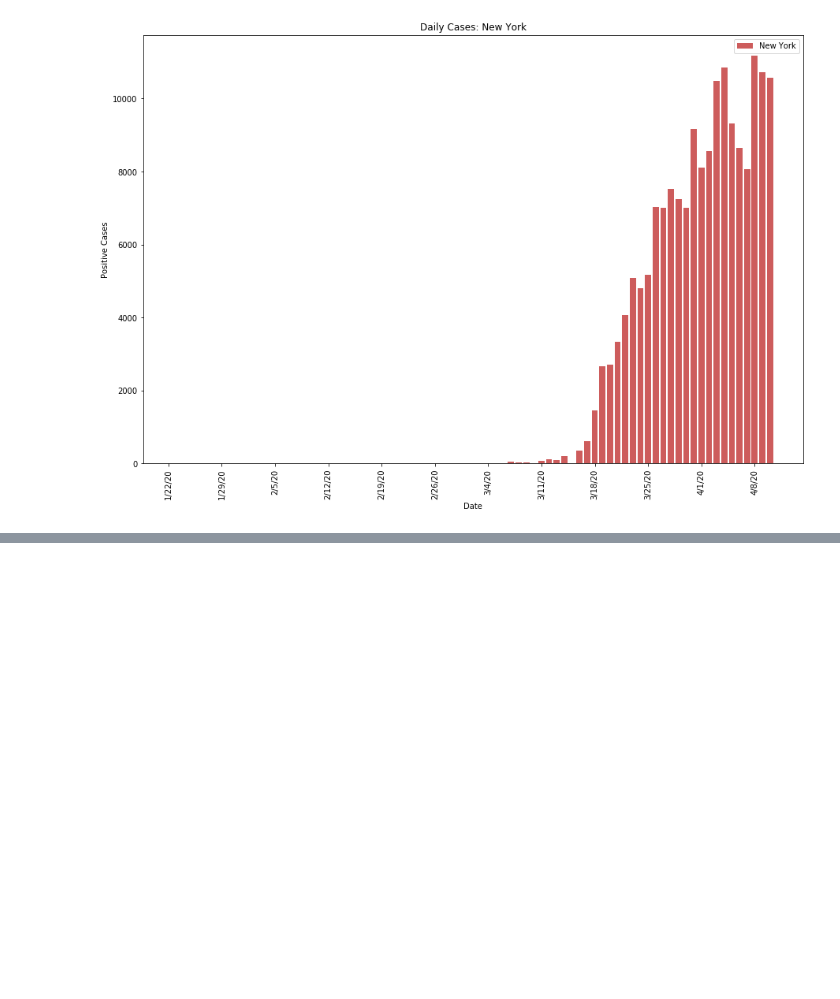
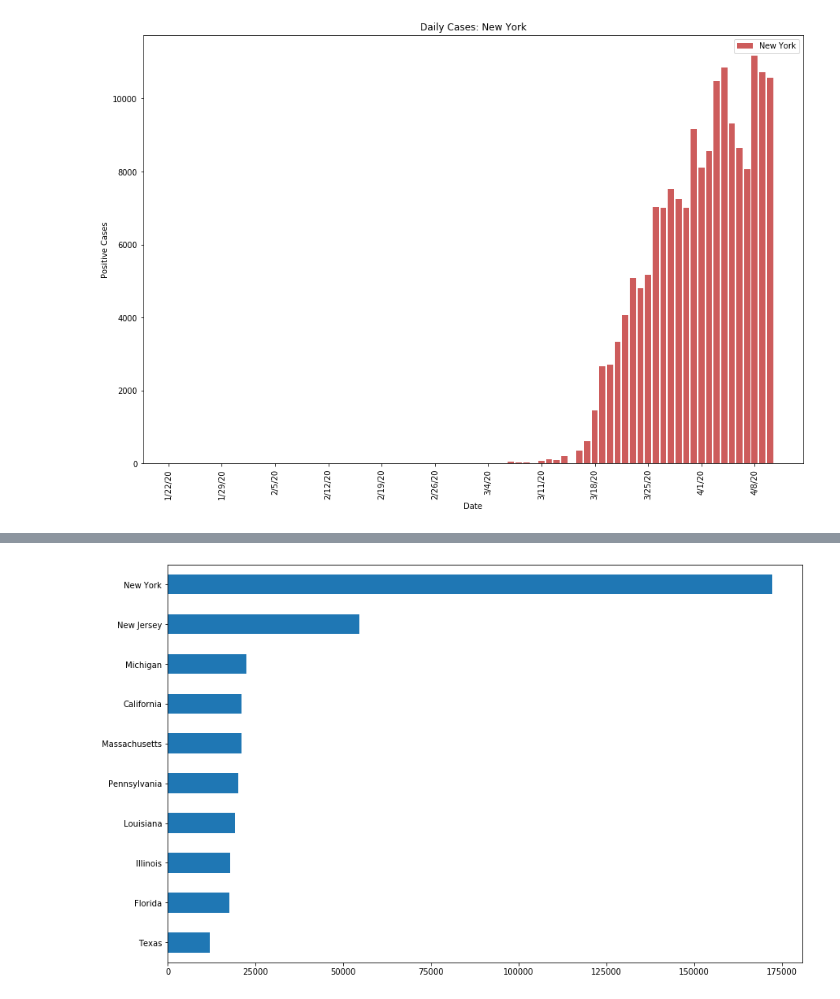
Before and after one commit to ericoliverio/covid-analysis, a Jupyter notebook: Comparative State COVID.ipynb, the cells around one changed output, grey strips where cells are left out. Cells and saved outputs as stored; diff of their text form; code cells hidden in the pictures; blank space fills up the shorter version.

```diff
--- a/Comparative State COVID.ipynb
+++ b/Comparative State COVID.ipynb
@@ -144,0 +224,14 @@ To register the converters:
+# %%
+#top 10
+state = 'California'
+
+df10 = state_func(state)
+df10 = dc_tot
+
+dft = df10.T
+dft
+dft.iloc[0,:]
+today = len(dft.columns)-1
+df_top = dft.sort_values(dft.columns[today], ascending = False).T
+df_top #Buffalo/Erie is 8th!
+#upstate is bad as well
@@ -145,3 +257,15 @@ To register the converters:
+# %%
+plt.figure(figsize=(14,9))
+#.plot.bar()
+
+df_top=df_top.iloc[:,0:10]
+
+df10 = df_top.T['4/10/20']
+ax = df10.plot(kind='barh')
+ax.invert_yaxis()
+plt.show()
+# %% [output]
+[figure, added]
 # %%
 #TD: What are the top states? (A: NY, NJ, Mass, Michigan, California, Penn, Ill, Louis, Flo)
 #Make seperate comparative function
```
Also changed, not shown: parts of 16 cells of this notebook.
